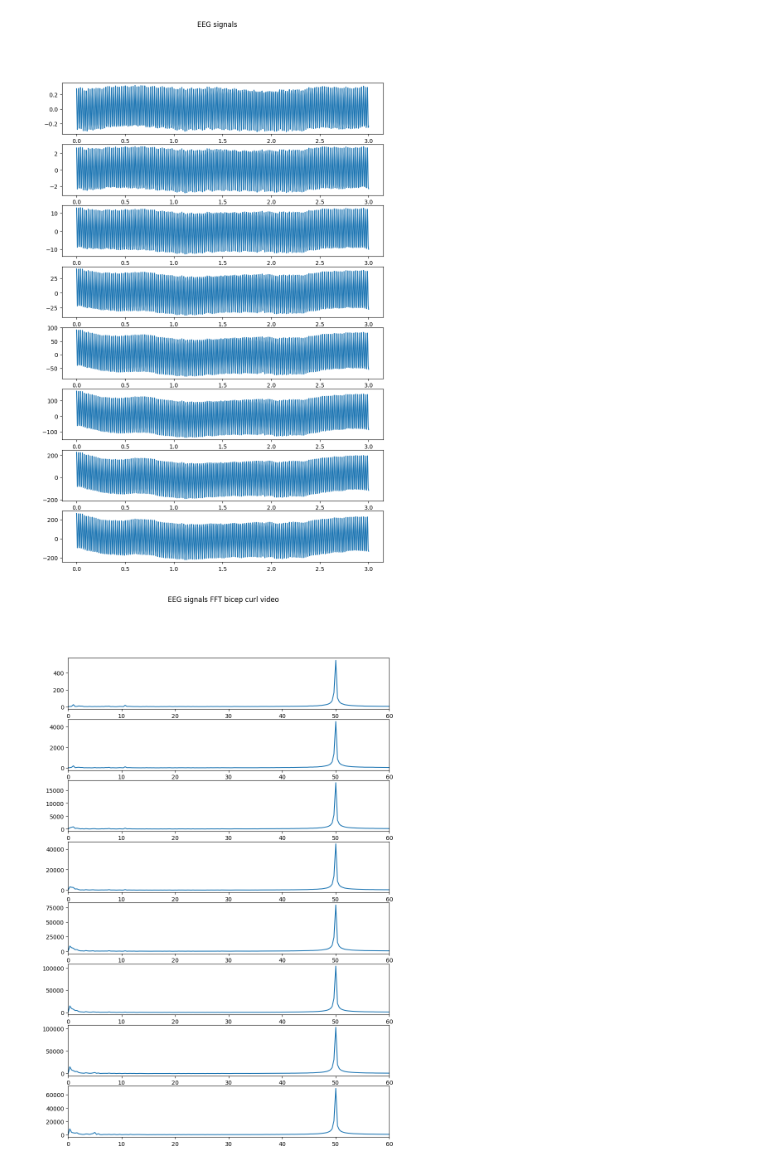
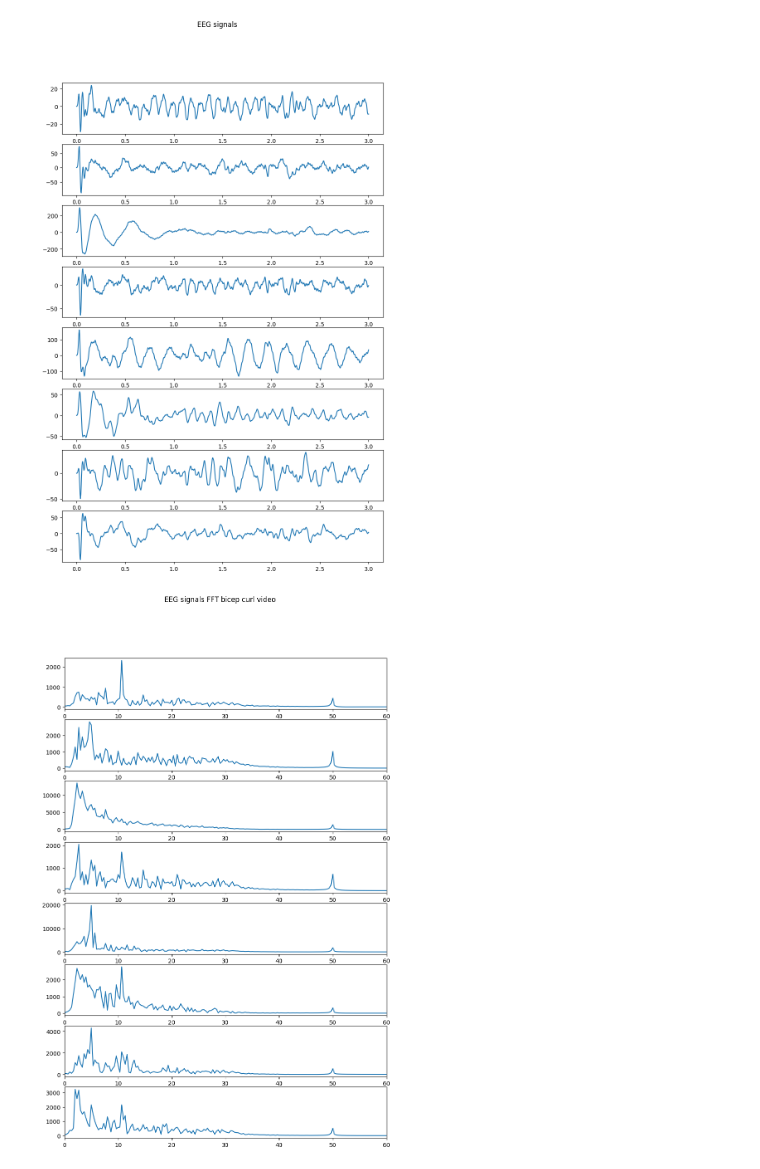
Before and after one commit to ValentijnBakkum/EEGcontroller, a Jupyter notebook: MeasurementSubgroup/Streaming/Python streaming preprocessing.ipynb, the cells around one changed output. Saved outputs shown, nothing was run; the diff lists cells and outputs as text; code cells hidden in the pictures.

```diff
--- a/MeasurementSubgroup/Streaming/Python streaming preprocessing.ipynb
+++ b/MeasurementSubgroup/Streaming/Python streaming preprocessing.ipynb
@@ -24,9 +28,12 @@ df
 750 rows × 8 columns
 # %%
 x1 = np.linspace(0, end/fs, end, endpoint=True)
+
+# Remove the DC component
+df = signal.detrend(df, axis=0)
 
 fig, axs = plt.subplots(8, figsize=(10 , 15))
 fig.suptitle('EEG signals')
 for i in range(8):
-    axs[i].plot(x1,df.iloc[:,i])
+    axs[i].plot(x1,df[:,i])
 # %% [output]
@@ -34,14 +41,30 @@ for i in range(8):
 # %%
 from scipy.signal import butter, lfilter, lfilter_zi
+from scipy import signal
+
 # Define the filter parameters
 lowcut = 2
 highcut = 30
 fs = 250  # Sampling frequency
+
 # Calculate the filter coefficients
 nyquist = 0.5 * fs
 low = lowcut / nyquist
 high = highcut / nyquist
-b, a = butter(4, [low, high], btype='band')
+b, a = butter(8, [low, high], btype='band')
+
 # Apply the filter to each column of the DataFrame
-zi = lfilter_zi(b, a)
-y = lfilter(b, a, df)
+df_filt = lfilter(b, a, df, axis = 0)
+
+# import scipy.signal as signal
+
+# Define the notch filter parameters
+fs = 250  # Sampling frequency
+f0 = 50  # Notch frequency
+Q = 3 # Quality factor
+
+# Design the notch filter
+b, a = signal.iirnotch(f0, Q, fs)
+
+# Apply the filter to each column of the DataFrame
+df_filt1 = lfilter(b, a, df_filt)
@@ -79,6 +71,6 @@ df_filt1 = lfilter(b, a, df_filt)
 # %%
 # Remove the DC component
-df_filt1 = signal.detrend(df_filt1, axis=0)
+#df_filt1 = signal.detrend(df_filt1, axis = 0)
 # %%
 x1 = np.linspace(0, end/fs, end, endpoint=True)
 
@@ -87,4 +79,4 @@ fig.suptitle('EEG signals')
 for i in range(8):
     axs[i].plot(x1,df_filt1[:,i])
 # %% [output]
-[figure, old version]
+[figure, new version]
@@ -95,13 +83,13 @@ from scipy.fft import fftshift
 # %%
 xf = rfftfreq(end, 1 / fs)
 
 fig, axs = plt.subplots(8, figsize=(10 , 15))
 fig.suptitle('EEG signals FFT bicep curl video')
 for i in range(8):
     yf = rfft(df_filt1[:,i])
-    axs[i].plot(xf[:], np.abs(yf)[:])
+    axs[i].plot(xf, np.abs(yf))
     axs[i].set_xlim([0, 60])
     # Setting the number of ticks
     axs[i].locator_params(axis='x', nbins=10)
 # %% [output]
-[figure, old version]
+[figure, new version]
```
Also changed, not shown: parts of 5 cells of this notebook.
